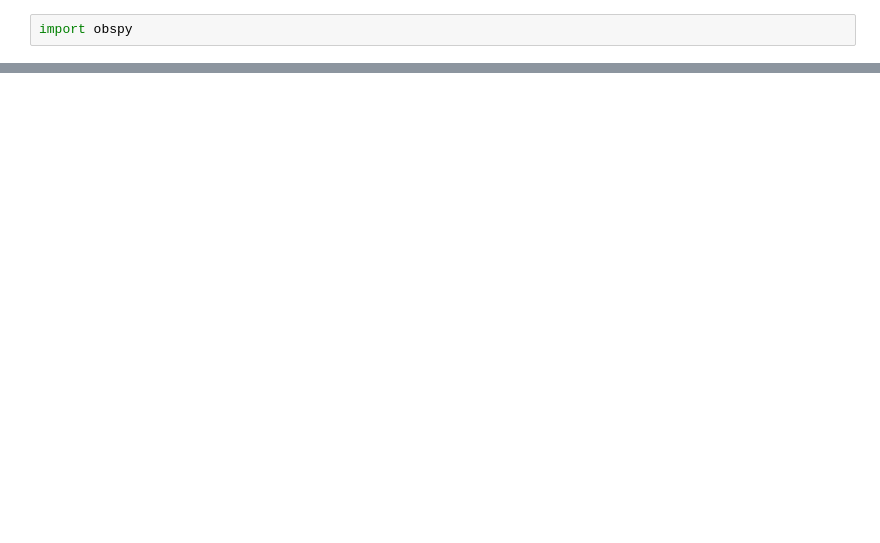
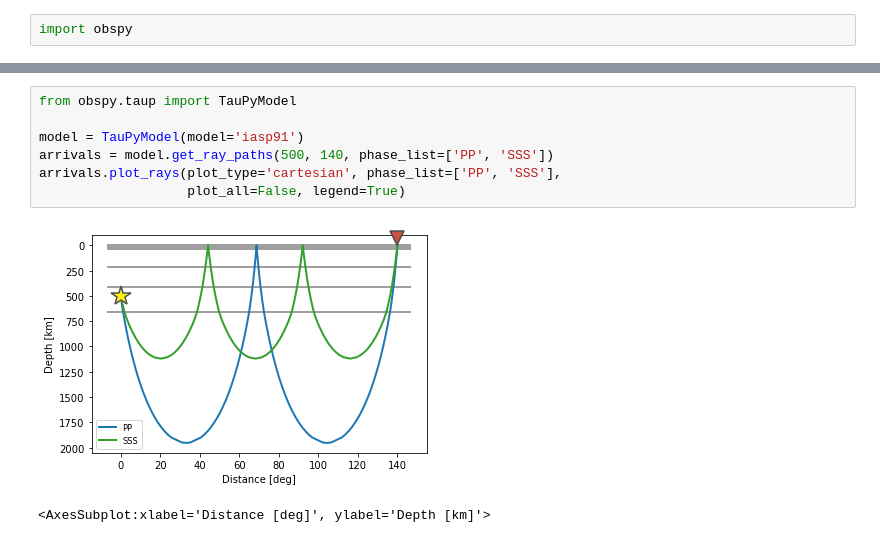
Before and after one commit to UW-geophysics-edu/ESS314-fall22, a Jupyter notebook: LABS/Lab2.ipynb, the cells around one changed output, grey strips where cells are left out. Drawn from its saved outputs; the diff is of its cells as text; blank space fills up the shorter version.

```diff
--- a/LABS/Lab2.ipynb
+++ b/LABS/Lab2.ipynb
@@ -227,0 +235,10 @@ import obspy
+# %%
+from obspy.taup import TauPyModel
+
+model = TauPyModel(model='iasp91')
+arrivals = model.get_ray_paths(500, 140, phase_list=['PP', 'SSS'])
+arrivals.plot_rays(plot_type='cartesian', phase_list=['PP', 'SSS'],
+                   plot_all=False, legend=True)
+# %% [output]
+[figure, added]
+<AxesSubplot:xlabel='Distance [deg]', ylabel='Depth [km]'>
```
Also changed, not shown: parts of 6 cells of this notebook.
